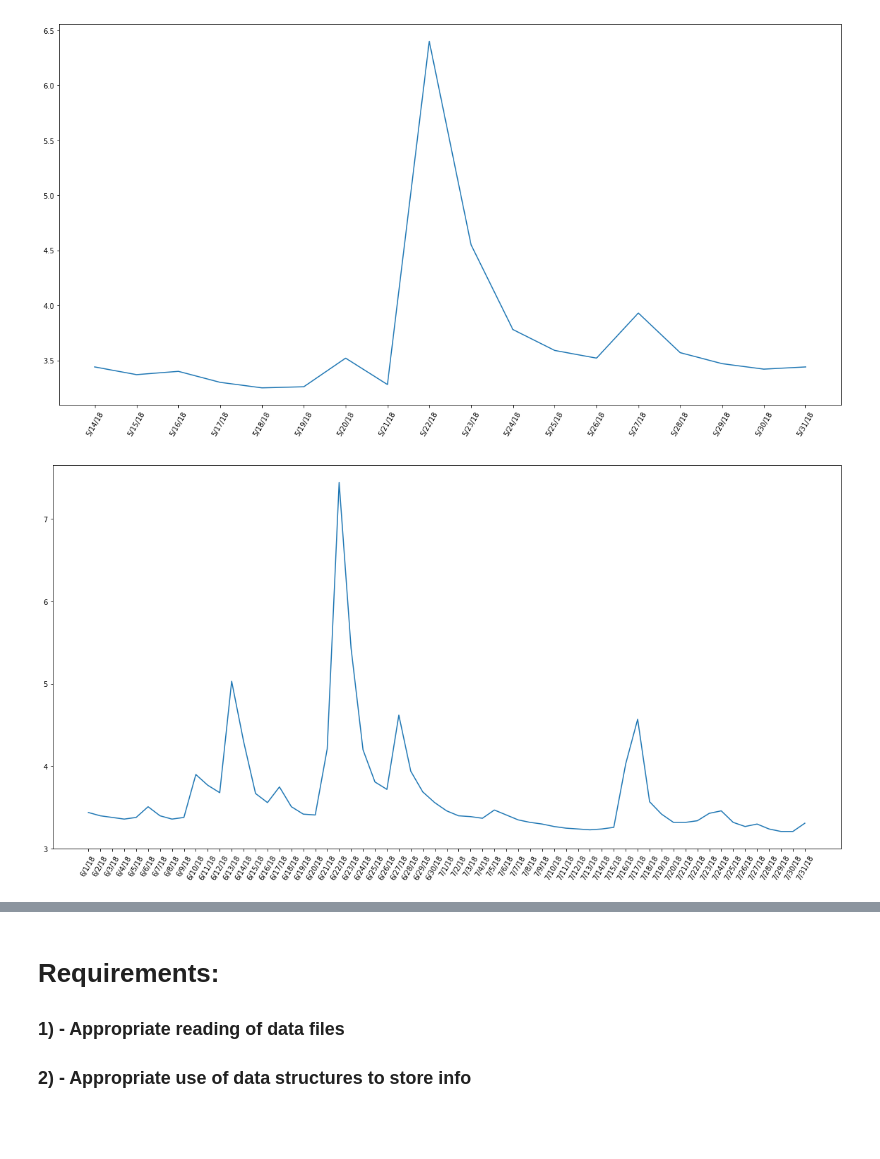
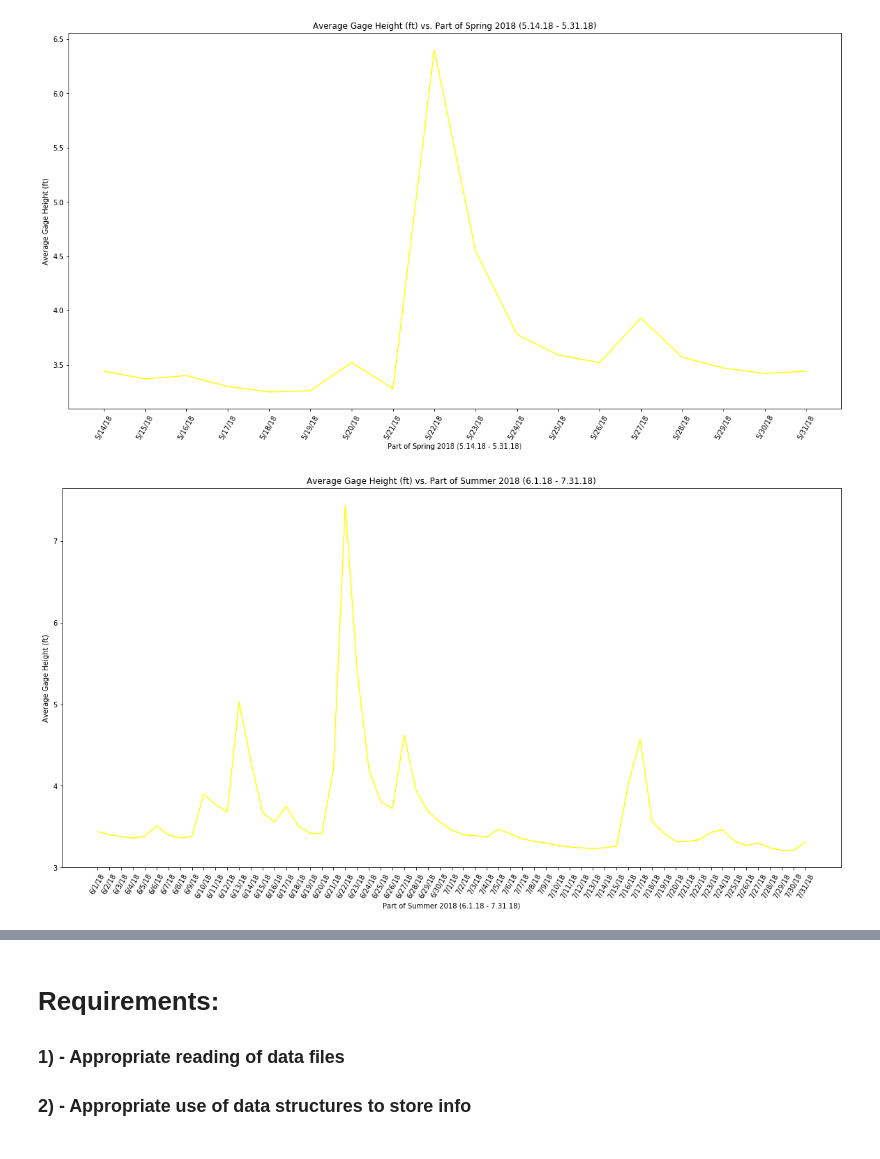
Before and after one commit to philipp-rajah/project1, a Jupyter notebook: project1.ipynb, the cells around one changed output, grey strips where cells are left out. Saved outputs shown, nothing was run; the diff lists cells and outputs as text; code cells hidden in the pictures.

```diff
--- a/project1.ipynb
+++ b/project1.ipynb
@@ -248,20 +259,26 @@ for idx, row in NOAA_gh_Same_date.iterrows():
 #Spring season vs gH
 spring_gH = NOAA_gh_Same_date[NOAA_gh_Same_date.Season == 'Spring']
 plt.figure(figsize=(20,10))
-plt.plot(spring_gH['Date'], spring_gH['mgH'])
+plt.plot(spring_gH['Date'], spring_gH['mgH'], color = 'yellow')
+plt.xlabel('Part of Spring 2018 (5.14.18 - 5.31.18)')
+plt.ylabel('Average Gage Height (ft)')
+plt.title('Average Gage Height (ft) vs. Part of Spring 2018 (5.14.18 - 5.31.18)')
 x = plt.xticks(spring_gH['Date'], spring_gH['Date'], rotation = 60)
 # %% [output]
-[figure, old version]
+[figure, new version]
 # %%
 plt.show()
 # %%
 #Summer season vs gH
 summer_gH = NOAA_gh_Same_date[NOAA_gh_Same_date.Season == 'Summer']
 plt.figure(figsize=(20,10))
-plt.plot(summer_gH['Date'], summer_gH['mgH'])
+plt.plot(summer_gH['Date'], summer_gH['mgH'], color = 'yellow')
+plt.xlabel('Part of Summer 2018 (6.1.18 - 7.31.18)')
+plt.ylabel('Average Gage Height (ft)')
+plt.title('Average Gage Height (ft) vs. Part of Summer 2018 (6.1.18 - 7.31.18)')
 axis = plt.xticks(summer_gH['Date'], summer_gH['Date'], rotation=60)
 # %% [output]
-[figure, old version]
+[figure, new version]
 # %%
 plt.show()
 # %%
```
Also changed, not shown: parts of 11 cells of this notebook.
